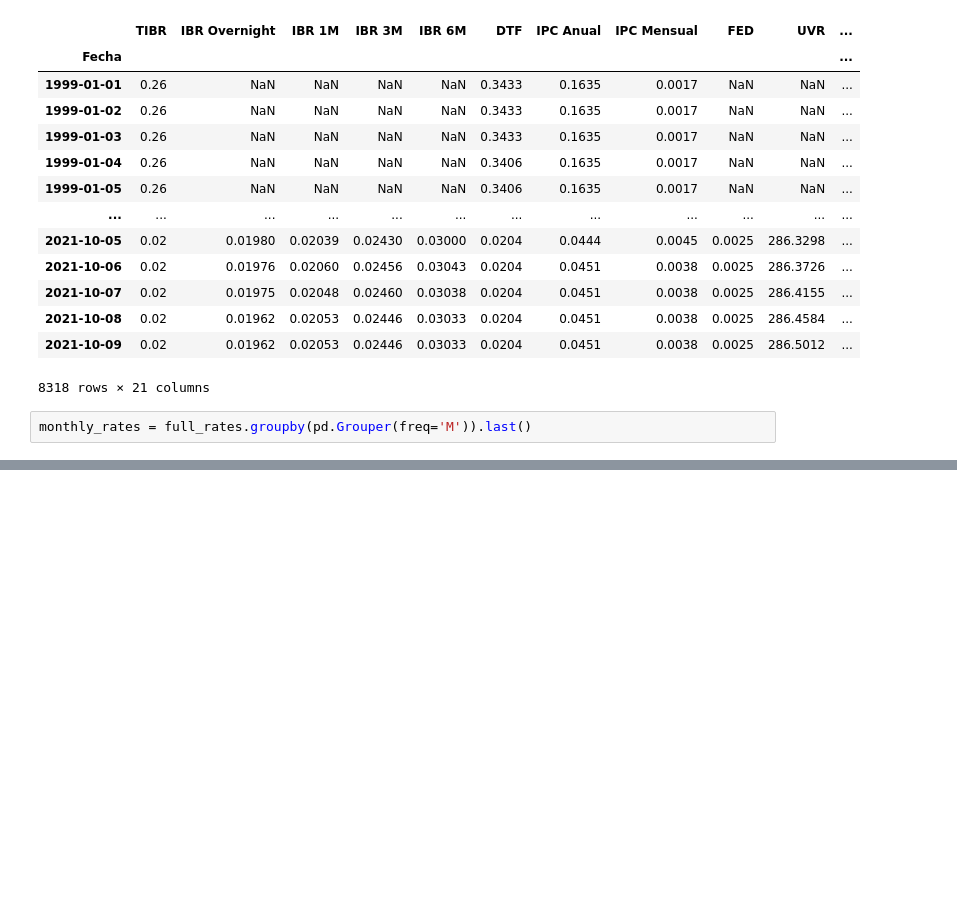
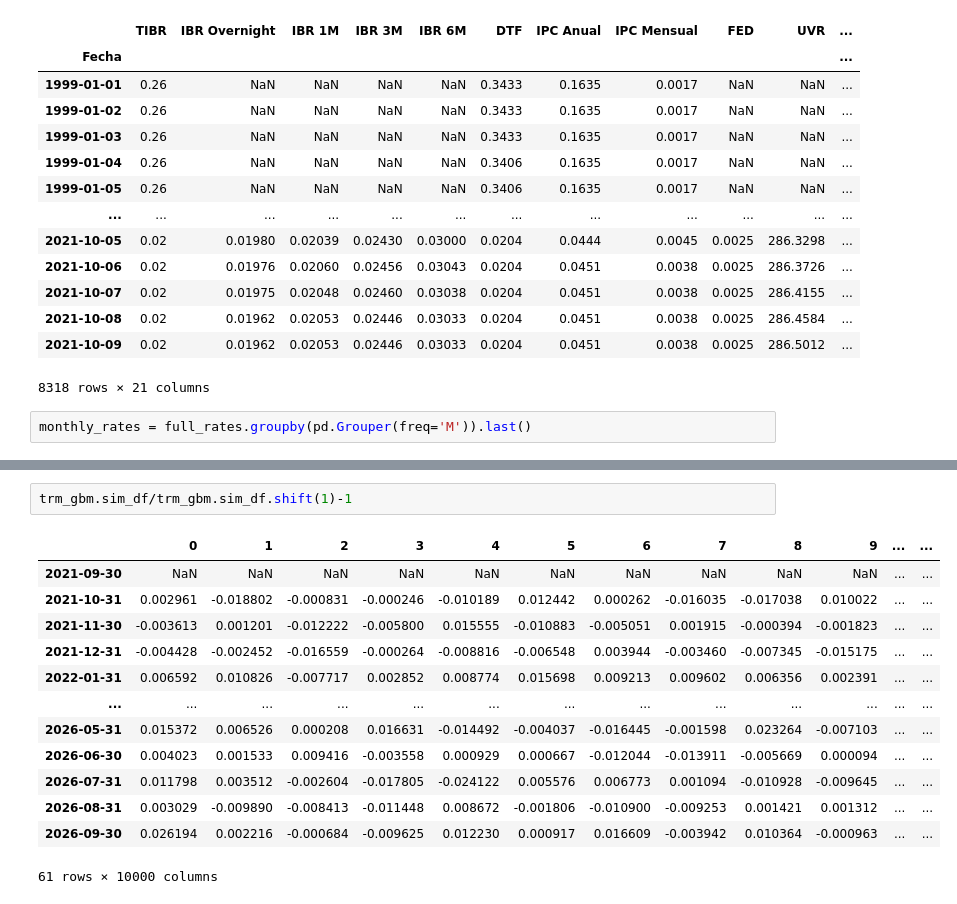
Before and after one commit to Alejandro-Duenas/rate_simulation_models, a Jupyter notebook: Stochastic Rates Modeling.ipynb, the cells around one changed output, grey strips where cells are left out. Saved outputs shown, nothing was run; the diff lists cells and outputs as text; blank space fills up the shorter version.

```diff
--- a/Stochastic Rates Modeling.ipynb
+++ b/Stochastic Rates Modeling.ipynb
@@ -135,0 +200,16 @@ ts.strftime('%Y-%m')
+# %%
+trm_gbm.sim_df/trm_gbm.sim_df.shift(1)-1
+# %% [output]
+|  | 0 | 1 | 2 | 3 | 4 | 5 | 6 | 7 | 8 | 9 | ... | ... |
+| 2021-09-30 | NaN | NaN | NaN | NaN | NaN | NaN | NaN | NaN | NaN | NaN | ... | ... |
+| 2021-10-31 | 0.002961 | -0.018802 | -0.000831 | -0.000246 | -0.010189 | 0.012442 | 0.000262 | -0.016035 | -0.017038 | 0.010022 | ... | ... |
+| 2021-11-30 | -0.003613 | 0.001201 | -0.012222 | -0.005800 | 0.015555 | -0.010883 | -0.005051 | 0.001915 | -0.000394 | -0.001823 | ... | ... |
+| 2021-12-31 | -0.004428 | -0.002452 | -0.016559 | -0.000264 | -0.008816 | -0.006548 | 0.003944 | -0.003460 | -0.007345 | -0.015175 | ... | ... |
+| 2022-01-31 | 0.006592 | 0.010826 | -0.007717 | 0.002852 | 0.008774 | 0.015698 | 0.009213 | 0.009602 | 0.006356 | 0.002391 | ... | ... |
+| ... | ... | ... | ... | ... | ... | ... | ... | ... | ... | ... | ... | ... |
+| 2026-05-31 | 0.015372 | 0.006526 | 0.000208 | 0.016631 | -0.014492 | -0.004037 | -0.016445 | -0.001598 | 0.023264 | -0.007103 | ... | ... |
+| 2026-06-30 | 0.004023 | 0.001533 | 0.009416 | -0.003558 | 0.000929 | 0.000667 | -0.012044 | -0.013911 | -0.005669 | 0.000094 | ... | ... |
+| 2026-07-31 | 0.011798 | 0.003512 | -0.002604 | -0.017805 | -0.024122 | 0.005576 | 0.006773 | 0.001094 | -0.010928 | -0.009645 | ... | ... |
+| 2026-08-31 | 0.003029 | -0.009890 | -0.008413 | -0.011448 | 0.008672 | -0.001806 | -0.010900 | -0.009253 | 0.001421 | 0.001312 | ... | ... |
+| 2026-09-30 | 0.026194 | 0.002216 | -0.000684 | -0.009625 | 0.012230 | 0.000917 | 0.016609 | -0.003942 | 0.010364 | -0.000963 | ... | ... |
+61 rows × 10000 columns
```
Also changed, not shown: parts of 22 cells of this notebook, 1 other file.
